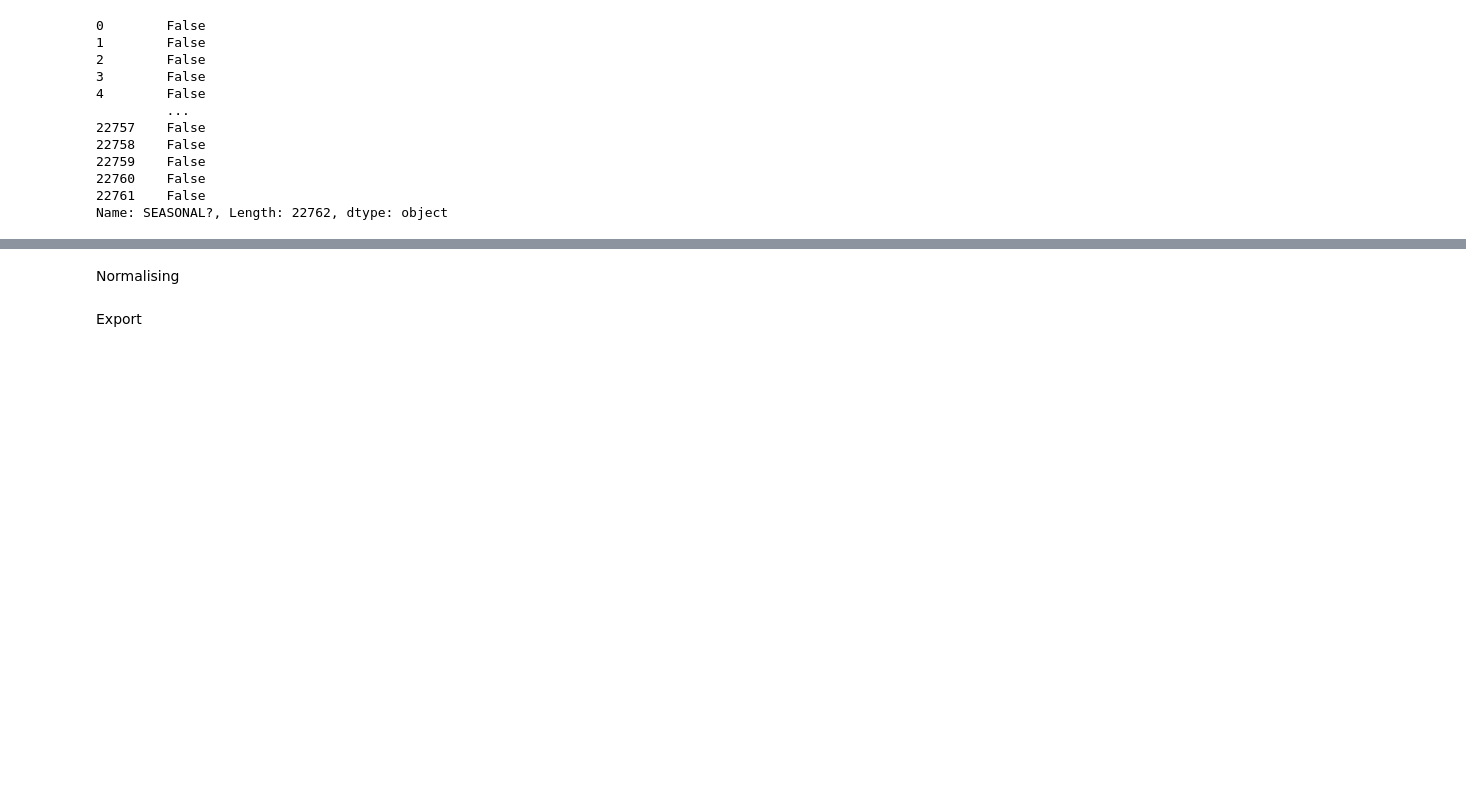
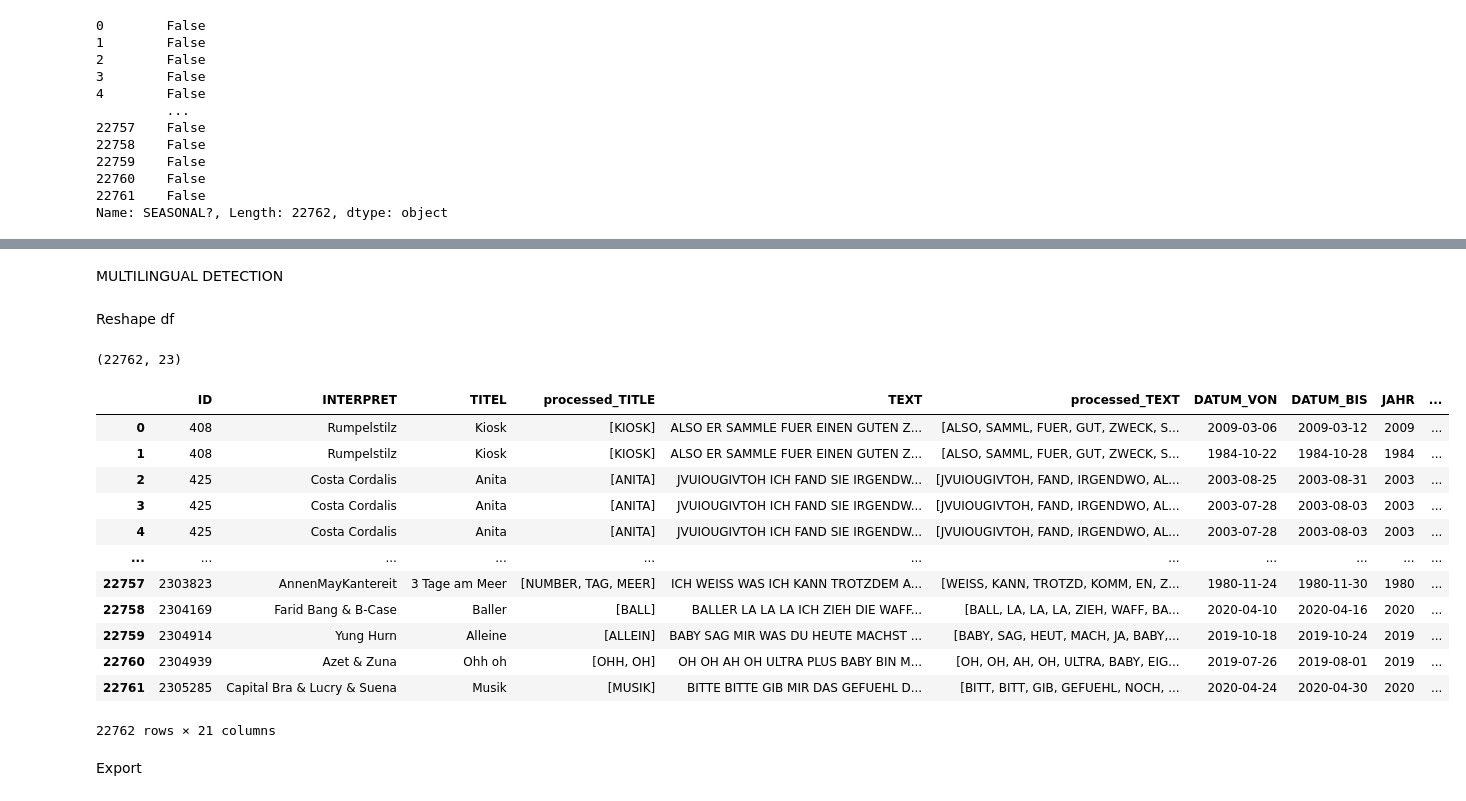
Before and after one commit to bgt0123/TA, a Jupyter notebook: Data Handling.ipynb, the cells around one changed output, grey strips where cells are left out. Drawn from its saved outputs; the diff is of its cells as text; code cells hidden in the pictures; blank space fills up the shorter version.

Commit message:
Close Data Preprocessing except Multilingual Classification

```diff
--- a/Data Handling.ipynb
+++ b/Data Handling.ipynb
@@ -274,11 +212,6 @@ df['processed_TITLE'] = df.processed_TITLE.apply(lambda titel: stemm_List_of_Wor
 df['processed_TITLE'] = df.processed_TITLE.apply(lambda titel: [word for word in titel if word.upper() not in stopwords_list])
 
 #remove numbers
-df['processed_TITLE'] = df.processed_TITLE.apply(lambda word_list : [re.sub('\w*\d\w*','', word) for word in word_list])
+df['processed_TITLE'] = df.processed_TITLE.apply(lambda word_list : [re.sub('\w*\d\w*','NUMBER', word) for word in word_list])
 # %%
 df['LENGTH_TITLE'] = df.TITEL.apply(lambda titel: len(titel))
-list_words = [Counter(titel).items() for titel in df['processed_TITLE']]
-
-
-df['TITEL_WORDS'] = list_words
-df['TITEL_WORD_FREQ'] = counter.values()
@@ -365,5 +273,32 @@ client.
-# %% [markdown]
-Normalising
+# %% [markdown]
+MULTILINGUAL DETECTION
+# %%
+df['MULTILINGAL?'] = np.nan
+# %% [markdown]
+Reshape df
+# %%
+new_cols = ['ID', 'INTERPRET', 'TITEL', 'processed_TITLE', 'TEXT', 'processed_TEXT', 'DATUM_VON', 'DATUM_BIS', 'JAHR', 'MONAT', 'DAUER','ANZ_UNIQUE_WOERTER', 'MAX_WORT_WDH', 'WORT_MAX_WDH','LAENGE_LAENGSTES_WORT', 'STOPWORD_PERCENTAGE', 'LENGTH_TITLE', 'SEASONAL?', 'MULTILINGAL?', 'POSITION', 'RANK_SCORE', 'MAX_RANK_SCORE', 'MEAN_RANK_SCORE']
+df=df[new_cols]
+df=df.reindex(columns=new_cols)
+print(np.shape(df))
+# %% [output]
+(22762, 23)
+# %%
+df
+# %% [output]
+|  | ID | INTERPRET | TITEL | processed_TITLE | TEXT | processed_TEXT | DATUM_VON | DATUM_BIS | JAHR | ... |
+| 0 | 408 | Rumpelstilz | Kiosk | [KIOSK] | ALSO ER SAMMLE FUER EINEN GUTEN Z... | [ALSO, SAMML, FUER, GUT, ZWECK, S... | 2009-03-06 | 2009-03-12 | 2009 | ... |
+| 1 | 408 | Rumpelstilz | Kiosk | [KIOSK] | ALSO ER SAMMLE FUER EINEN GUTEN Z... | [ALSO, SAMML, FUER, GUT, ZWECK, S... | 1984-10-22 | 1984-10-28 | 1984 | ... |
+| 2 | 425 | Costa Cordalis | Anita | [ANITA] | JVUIOUGIVTOH ICH FAND SIE IRGENDW... | [JVUIOUGIVTOH, FAND, IRGENDWO, AL... | 2003-08-25 | 2003-08-31 | 2003 | ... |
+| 3 | 425 | Costa Cordalis | Anita | [ANITA] | JVUIOUGIVTOH ICH FAND SIE IRGENDW... | [JVUIOUGIVTOH, FAND, IRGENDWO, AL... | 2003-07-28 | 2003-08-03 | 2003 | ... |
+| 4 | 425 | Costa Cordalis | Anita | [ANITA] | JVUIOUGIVTOH ICH FAND SIE IRGENDW... | [JVUIOUGIVTOH, FAND, IRGENDWO, AL... | 2003-07-28 | 2003-08-03 | 2003 | ... |
+| ... | ... | ... | ... | ... | ... | ... | ... | ... | ... | ... |
+| 22757 | 2303823 | AnnenMayKantereit | 3 Tage am Meer | [NUMBER, TAG, MEER] | ICH WEISS WAS ICH KANN TROTZDEM A... | [WEISS, KANN, TROTZD, KOMM, EN, Z... | 1980-11-24 | 1980-11-30 | 1980 | ... |
+| 22758 | 2304169 | Farid Bang & B-Case | Baller | [BALL] | BALLER LA LA LA ICH ZIEH DIE WAFF... | [BALL, LA, LA, LA, ZIEH, WAFF, BA... | 2020-04-10 | 2020-04-16 | 2020 | ... |
+| 22759 | 2304914 | Yung Hurn | Alleine | [ALLEIN] | BABY SAG MIR WAS DU HEUTE MACHST ... | [BABY, SAG, HEUT, MACH, JA, BABY,... | 2019-10-18 | 2019-10-24 | 2019 | ... |
+| 22760 | 2304939 | Azet & Zuna | Ohh oh | [OHH, OH] | OH OH AH OH ULTRA PLUS BABY BIN M... | [OH, OH, AH, OH, ULTRA, BABY, EIG... | 2019-07-26 | 2019-08-01 | 2019 | ... |
+| 22761 | 2305285 | Capital Bra & Lucry & Suena | Musik | [MUSIK] | BITTE BITTE GIB MIR DAS GEFUEHL D... | [BITT, BITT, GIB, GEFUEHL, NOCH, ... | 2020-04-24 | 2020-04-30 | 2020 | ... |
+22762 rows × 21 columns
 # %% [markdown]
 Export
 # %%
```
Also changed, not shown: parts of 33 cells of this notebook, 7 other files.
